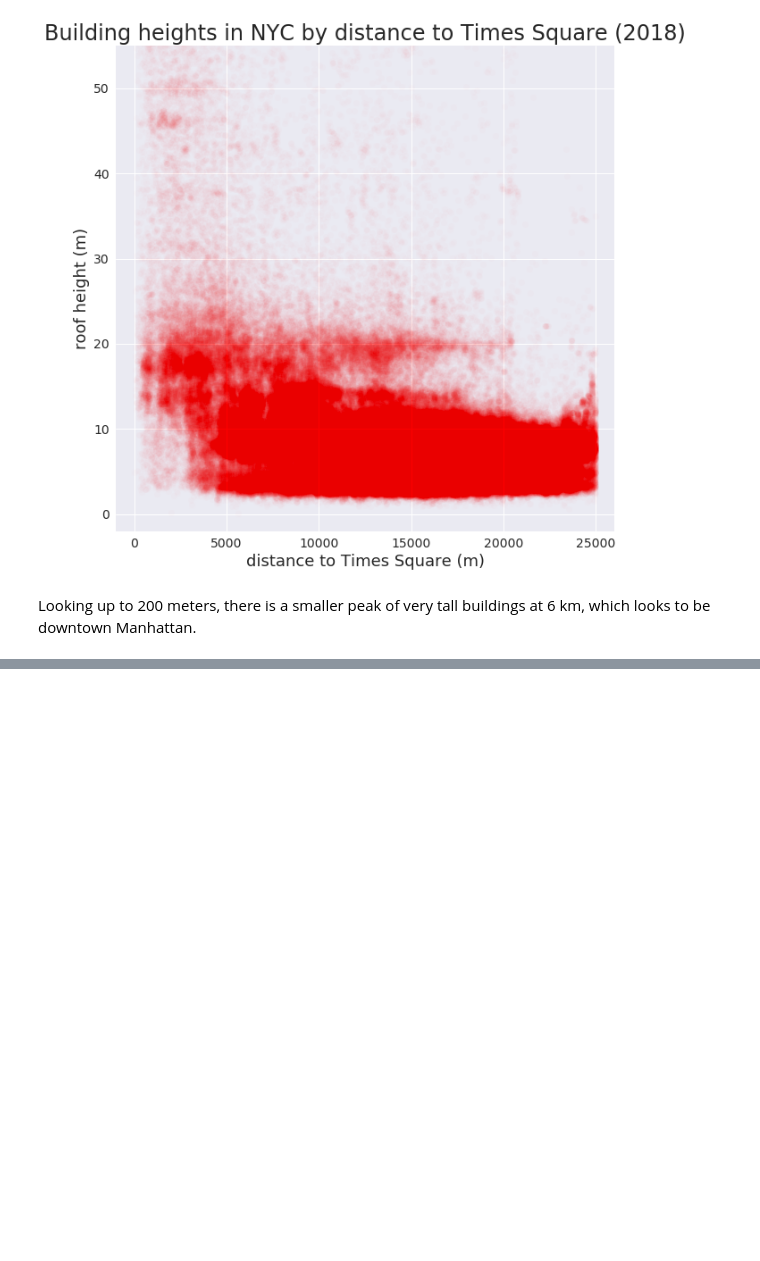
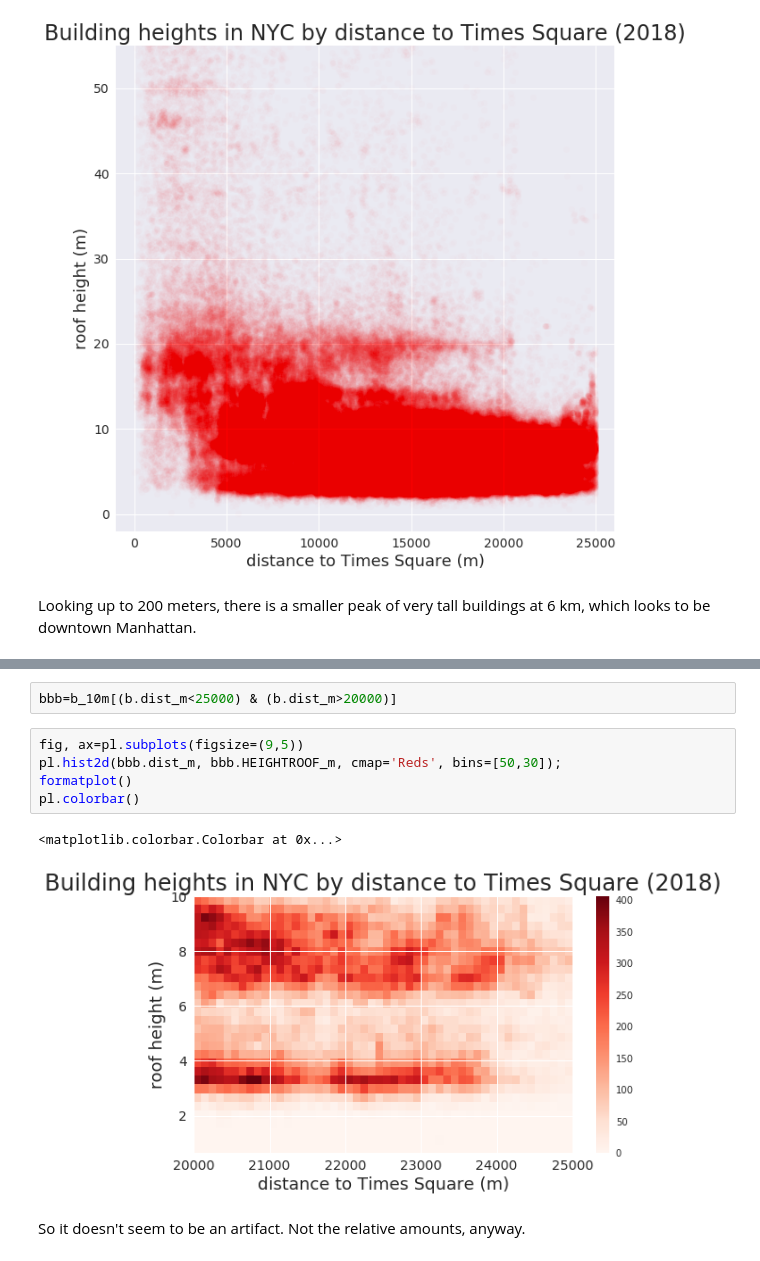
Before and after one commit to cmprince/explorations, a Jupyter notebook: NYC building heights by distance.ipynb, the cells around one changed output, grey strips where cells are left out. Cells and saved outputs as stored; diff of their text form; blank space fills up the shorter version.

```diff
--- a/NYC building heights by distance.ipynb
+++ b/NYC building heights by distance.ipynb
@@ -137,0 +159,12 @@ pl.savefig('nyc_bheights_all.png', bbox_inches='tight')
+# %%
+bbb=b_10m[(b.dist_m<25000) & (b.dist_m>20000)]
+# %%
+fig, ax=pl.subplots(figsize=(9,5))
+pl.hist2d(bbb.dist_m, bbb.HEIGHTROOF_m, cmap='Reds', bins=[50,30]);
+formatplot()
+pl.colorbar()
+# %% [output]
+<matplotlib.colorbar.Colorbar at 0x...>
+[figure, added]
+# %% [markdown]
+So it doesn't seem to be an artifact. Not the relative amounts, anyway.
```
Also changed, not shown: parts of 12 cells of this notebook.
